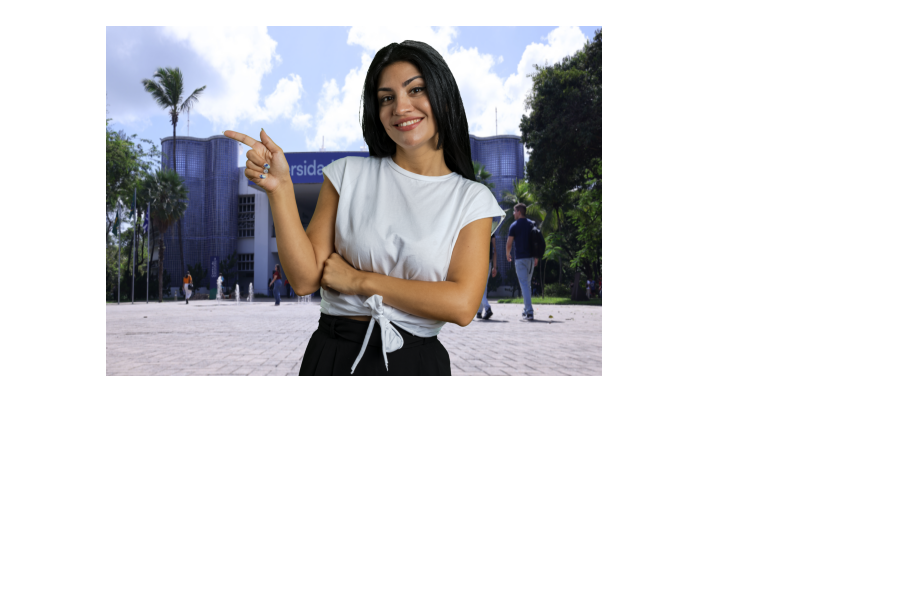
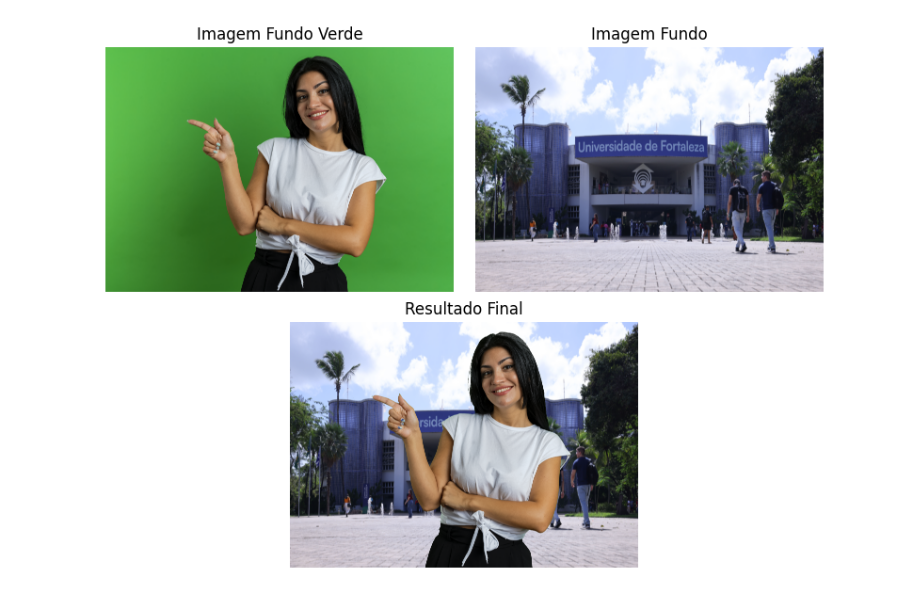
Before and after one commit to davi-studart/PDI_5, a Jupyter notebook: main.ipynb, the cells around one changed output. Saved outputs shown, nothing was run; the diff lists cells and outputs as text; code cells hidden in the pictures; blank space fills up the shorter version.

```diff
--- a/main.ipynb
+++ b/main.ipynb
@@ -9,36 +10,57 @@ fg = cv2.imread("projeto_1/img_fundo_verde_1.jpg")   # pessoa/objeto com fundo v
 bg = cv2.imread("projeto_1/background_1.png")         # nova imagem de fundo
 
 # Redimensionar fundo para o mesmo tamanho
 bg = cv2.resize(bg, (fg.shape[1], fg.shape[0]))
 
 # 2. Converter para HSV (mais fácil isolar o verde)
 hsv = cv2.cvtColor(fg, cv2.COLOR_BGR2HSV)
 
 # 3. Definir intervalo de verde (ajuste os valores conforme sua imagem)
 lower_green = np.array([35, 40, 40])   # H, S, V
 upper_green = np.array([85, 255, 255])
 
 # 4. Criar máscara onde é verde
 mask = cv2.inRange(hsv, lower_green, upper_green)
 
 # 5. Inverter máscara (255 = sujeito, 0 = fundo verde)
 mask_inv = cv2.bitwise_not(mask)
 
 # 6. Isolar o objeto (remove o verde)
 fg_no_green = cv2.bitwise_and(fg, fg, mask=mask_inv)
 
 # 7. Isolar apenas a região onde era verde no background
 bg_region = cv2.bitwise_and(bg, bg, mask=mask)
 
 # 8. Combinar
 final = cv2.add(fg_no_green, bg_region)
 final = cv2.cvtColor(final,cv2.COLOR_BGR2RGB)
 
-plt.imshow(final)
-plt.axis("off")
+fig = plt.figure(figsize=(8, 6))
+
+# Grid 2 linhas x 2 colunas
+gs = GridSpec(2, 2, figure=fig)
+
+
+ax_topl = fig.add_subplot(gs[0,0])
+ax_topl.imshow(cv2.cvtColor(fg,cv2.COLOR_BGR2RGB))
+ax_topl.set_axis_off()
+ax_topl.set_title("Imagem Fundo Verde")
+
+
+ax_topr = fig.add_subplot(gs[0,1])
+ax_topr.imshow(cv2.cvtColor(bg,cv2.COLOR_BGR2RGB))
+ax_topr.set_axis_off()
+ax_topr.set_title("Imagem Fundo")
+
+ax_bottom = fig.add_subplot(gs[1,:])
+ax_bottom.imshow(final)
+ax_bottom.set_axis_off()
+ax_bottom.set_title("Resultado Final")
+
+plt.tight_layout()
 plt.show()
 # %% [output]
-[figure, old version]
+[figure, new version]
 # %%
 # 1. Carregar imagem
 img = cv2.imread("projeto_2/img_folha_3.JPG")
```
Also changed, not shown: parts of 3 cells of this notebook.
